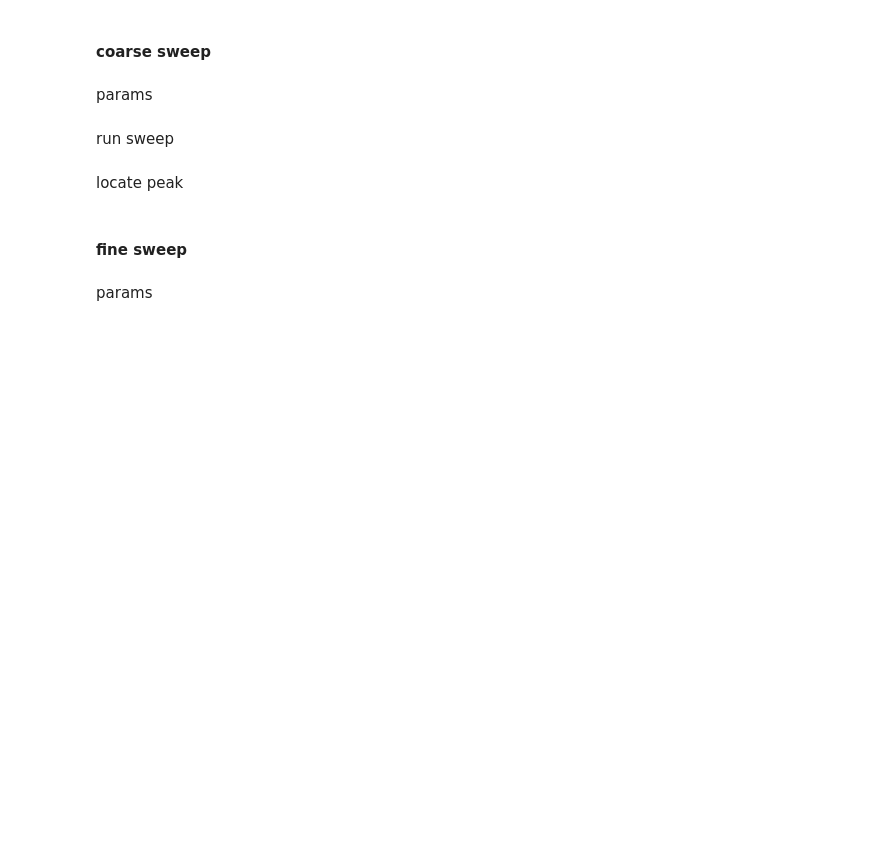
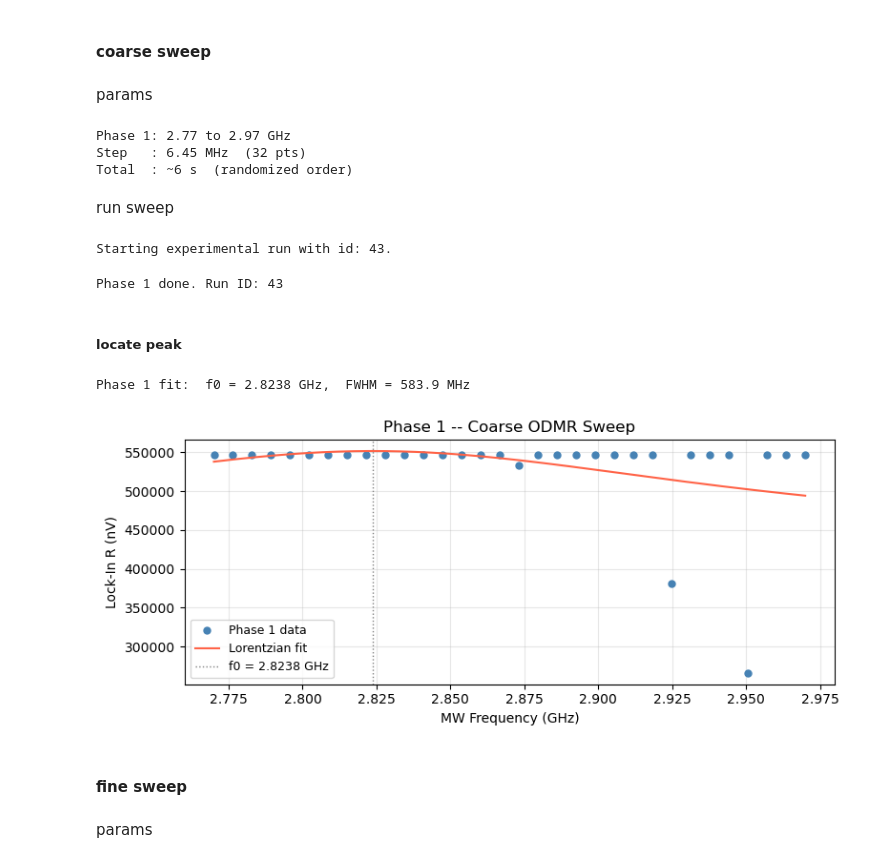
Before and after one commit to emmabacarra/NV-lab, a Jupyter notebook: NV Lab raw Templates 2026/Experiments/Experiment_ODMR.ipynb, the cells around one changed output. Saved outputs shown, nothing was run; the diff lists cells and outputs as text; code cells hidden in the pictures; blank space fills up the shorter version.

Commit message:
fixed driver issue, ran experiment with new optimized params

```diff
--- a/NV Lab raw Templates 2026/Experiments/Experiment_ODMR.ipynb
+++ b/NV Lab raw Templates 2026/Experiments/Experiment_ODMR.ipynb
@@ -2167,7 +1944,11 @@ freq_list_1_rand   = freq_list_1[idx1_rand]   # randomized order for MW settling
 step_1_MHz = (f1_stop - f1_start) / (n1_pts - 1) / 1e6
 print(f"Phase 1: {f1_start/1e9:.2f} to {f1_stop/1e9:.2f} GHz")
 print(f"Step   : {step_1_MHz:.2f} MHz  ({n1_pts} pts)")
-print(f"Total  : ~{n1_pts * t_settle:.0f} s  (randomized order)")
+print(f"Total  : ~{n1_pts * lockin_settle_time:.0f} s  (randomized order)")
+# %% [output]
+Phase 1: 2.77 to 2.97 GHz
+Step   : 6.45 MHz  (32 pts)
+Total  : ~6 s  (randomized order)
 # %% [markdown]
 run sweep
 # %%
@@ -2184,7 +1965,7 @@ r1_dict = {}
 with meas1.run() as datasaver1:
     for f_mw in tqdm_bar(freq_list_1_rand, desc='Phase 1 (coarse)', unit='pt'):
         microwave_src.frequency(f_mw)
-        sleep(t_settle)
+        sleep(lockin_settle_time)
         r_val = lock_in_amp.R()
         r1_dict[f_mw] = r_val
         datasaver1.add_result((MW_freq, f_mw), (LI_R, r_val))
@@ -2195,44 +1976,45 @@ pulse_blaster.stop()
 # Sort results back to frequency order for fitting.
 r1_arr = np.array([r1_dict[f] for f in freq_list_1])
 print(f"Phase 1 done. Run ID: {datasaver1.dataset.run_id}")
+# %% [output]
+Starting experimental run with id: 43.
+Phase 1 done. Run ID: 43
 # %% [markdown]
-locate peak
+##### locate peak
 # %%
 # ── Fit Phase 1 data to locate peak center ────────────────────────────────────
 def lorentzian(f, f0, gamma, A, C):
-    """
-    Lorentzian line shape for ODMR.
-    A / (1 + ((f - f0)/gamma)^2) + C
-    FWHM = 2*gamma.
-    """
-    return A / (1.0 + ((f - f0) / gamma)**2) + C
+    return C - A * (gamma / 2)**2 / ((f - f0)**2 + (gamma / 2)**2)
 
 p0_1 = [2.87e9, 20e6, r1_arr.max() - r1_arr.min(), r1_arr.min()]
 try:
     popt_1, _ = curve_fit(lorentzian, freq_list_1, r1_arr, p0=p0_1, maxfev=5000)
     f0_coarse    = popt_1[0]
     gamma_coarse = abs(popt_1[1])
     print(f"Phase 1 fit:  f0 = {f0_coarse/1e9:.4f} GHz,  FWHM = {2*gamma_coarse/1e6:.1f} MHz")
 except RuntimeError:
     f0_coarse    = freq_list_1[np.argmax(r1_arr)]
     gamma_coarse = 20e6
     popt_1       = None
     print(f"Fit failed; using argmax: f0 = {f0_coarse/1e9:.4f} GHz")
 
 fig, ax = plt.subplots(figsize=(8, 3.5))
 ax.plot(freq_list_1 / 1e9, r1_arr * 1e9, 'o', ms=5, color='steelblue', label='Phase 1 data')
 if popt_1 is not None:
     f_fine_1 = np.linspace(freq_list_1.min(), freq_list_1.max(), 500)
     ax.plot(f_fine_1 / 1e9, lorentzian(f_fine_1, *popt_1) * 1e9,
             color='tomato', lw=1.5, label='Lorentzian fit')
 ax.axvline(f0_coarse / 1e9, color='gray', ls=':', lw=1, label=f'f0 = {f0_coarse/1e9:.4f} GHz')
 ax.set_xlabel('MW Frequency (GHz)')
 ax.set_ylabel('Lock-In R (nV)')
 ax.set_title('Phase 1 -- Coarse ODMR Sweep')
 ax.legend(fontsize=9)
 ax.grid(True, alpha=0.3)
 plt.tight_layout()
 plt.show()
+# %% [output]
+Phase 1 fit:  f0 = 2.8238 GHz,  FWHM = 583.9 MHz
+[figure, added]
 # %% [markdown]
 #### fine sweep
 # %% [markdown]
```
Also changed, not shown: parts of 31 cells of this notebook, 1 other file.
